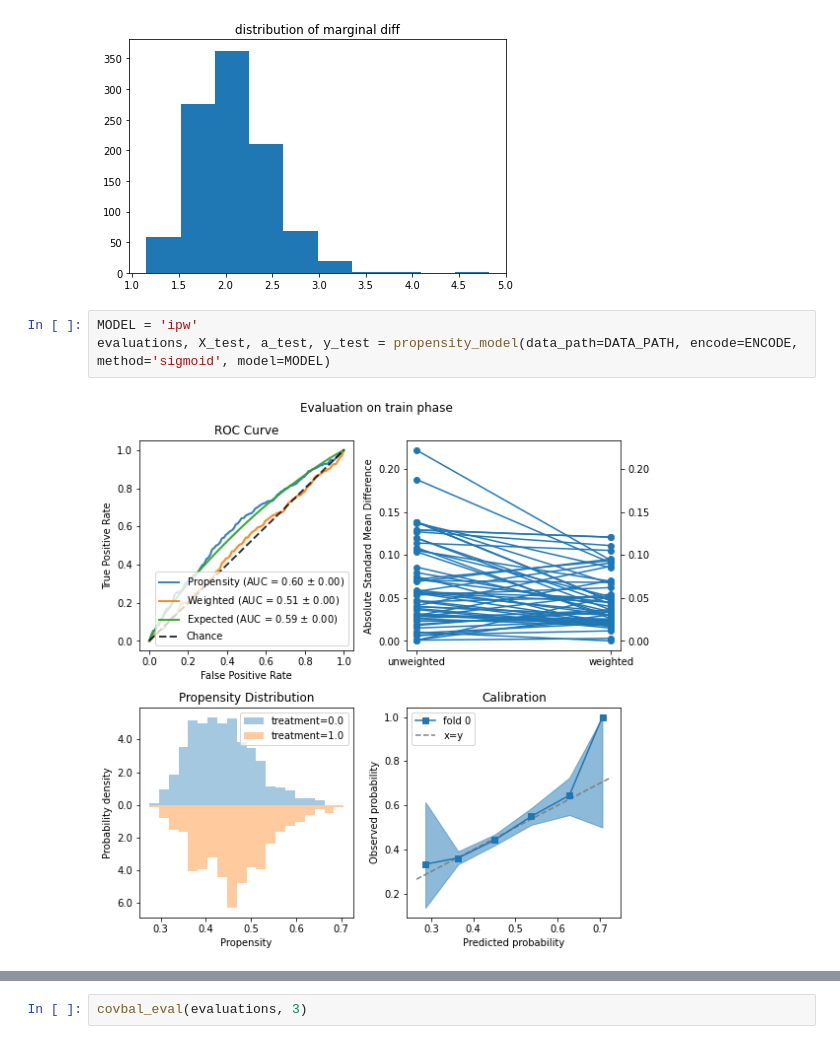
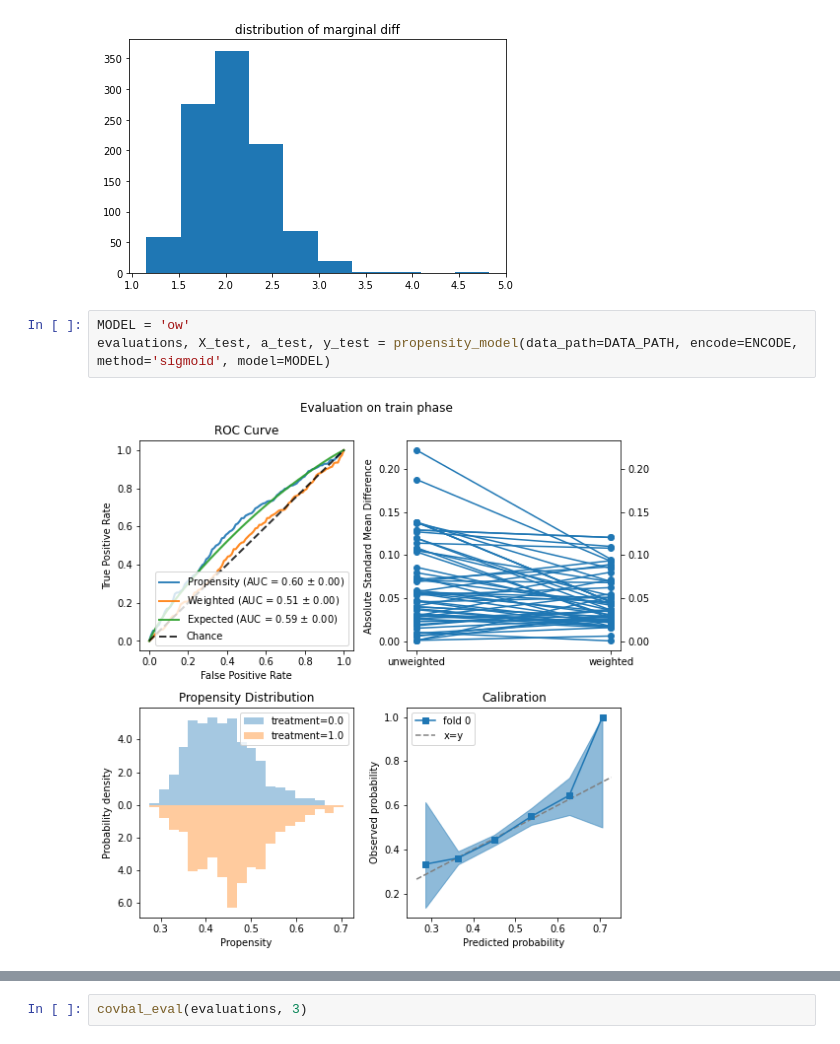
Before and after one commit to Viktour19/overlap-fp, a Jupyter notebook: ptree_exps.ipynb, the cells around one changed output, grey strips where cells are left out. Cells and saved outputs as stored; diff of their text form.

Commit message:
sl model ow

```diff
--- a/ptree_exps.ipynb
+++ b/ptree_exps.ipynb
@@ -56,10 +56,10 @@ bootstrap_marginal(data_path=DATA_PATH, effect_type='or')
 (2.0433327244802912, 1.4029999311294532, 2.9682638570774165)
 [figure]
 # %%
-MODEL = 'ipw'
+MODEL = 'ow'
 evaluations, X_test, a_test, y_test = propensity_model(data_path=DATA_PATH, encode=ENCODE, method='sigmoid', model=MODEL)
 # %% [output]
-[figure, old version]
+[figure, new version]
 # %%
 evaluations.scores.covariate_balance.sort_values(by='weighted')
 # %% [output]
```
Also changed, not shown: parts of 4 cells of this notebook, 4 other files.
